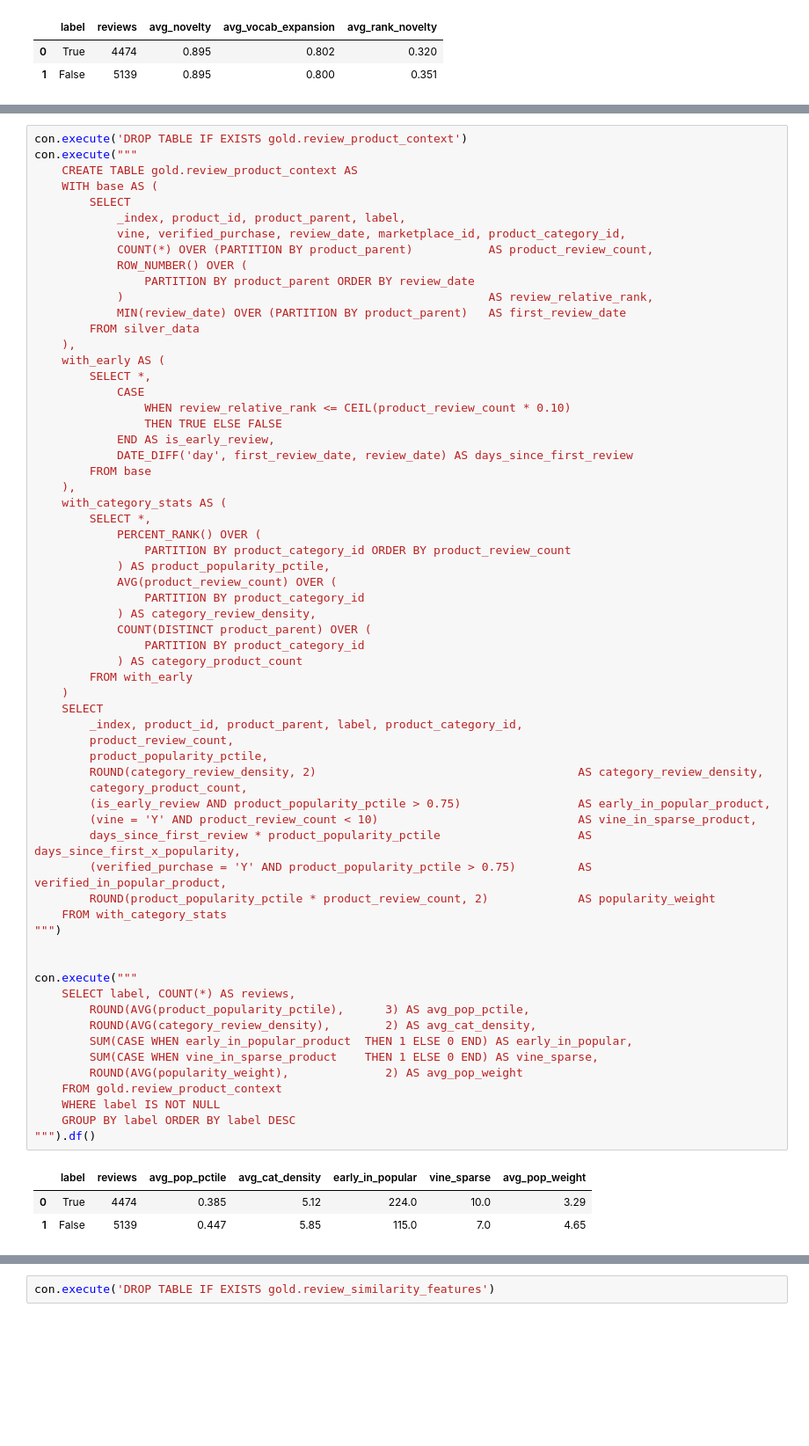
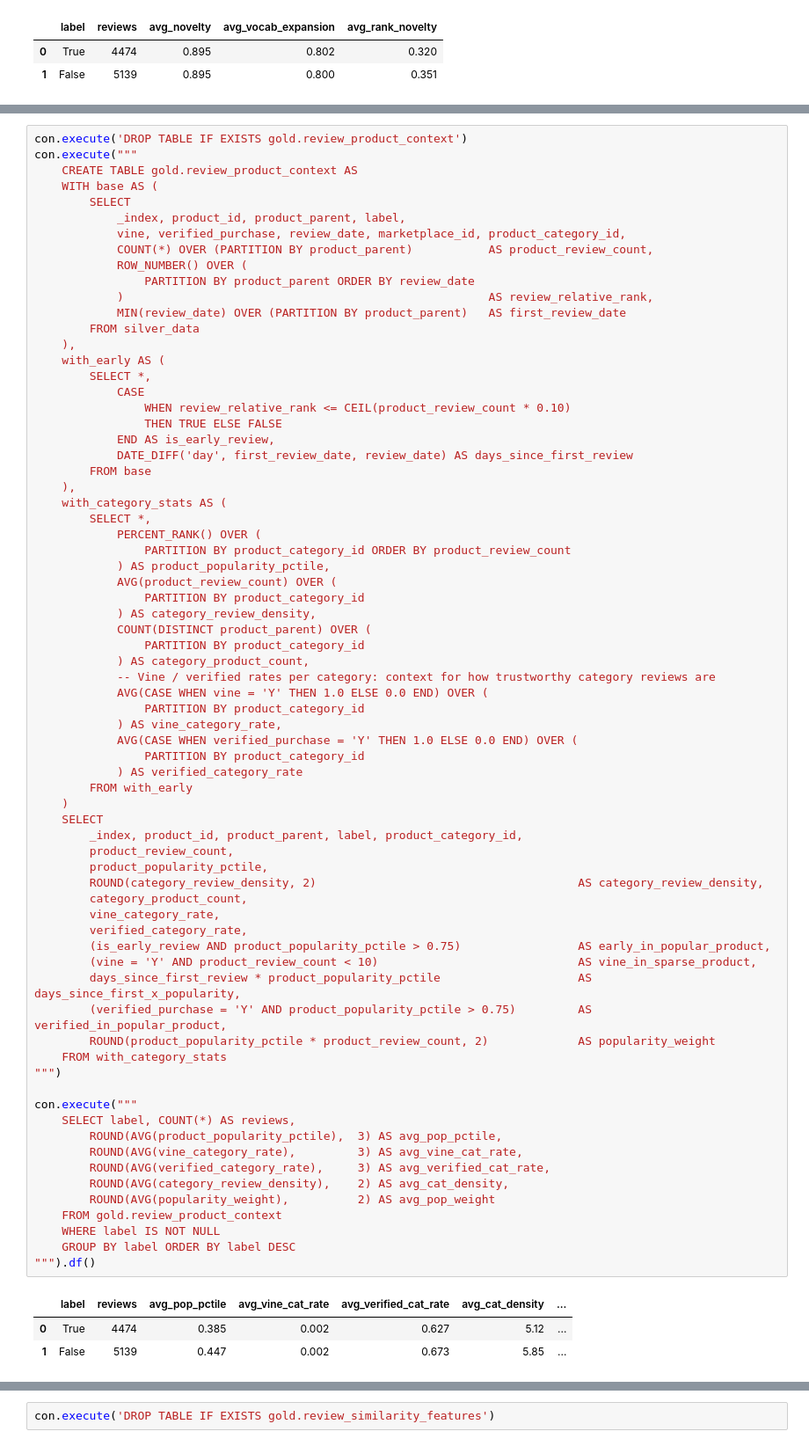
Before and after one commit to Ron-Lakeman/BigDataProject, a Jupyter notebook: src/processing/all_features_to_gold.ipynb, the cells around one changed output, grey strips where cells are left out. Shown at 88% size. Cells and saved outputs as stored; diff of their text form; blank space fills up the shorter version.

```diff
--- a/src/processing/all_features_to_gold.ipynb
+++ b/src/processing/all_features_to_gold.ipynb
@@ -711,41 +717,49 @@ con.execute("""
                 PARTITION BY product_category_id ORDER BY product_review_count
             ) AS product_popularity_pctile,
             AVG(product_review_count) OVER (
                 PARTITION BY product_category_id
             ) AS category_review_density,
             COUNT(DISTINCT product_parent) OVER (
                 PARTITION BY product_category_id
-            ) AS category_product_count
+            ) AS category_product_count,
+            -- Vine / verified rates per category: context for how trustworthy category reviews are
+            AVG(CASE WHEN vine = 'Y' THEN 1.0 ELSE 0.0 END) OVER (
+                PARTITION BY product_category_id
+            ) AS vine_category_rate,
+            AVG(CASE WHEN verified_purchase = 'Y' THEN 1.0 ELSE 0.0 END) OVER (
+                PARTITION BY product_category_id
+            ) AS verified_category_rate
         FROM with_early
     )
     SELECT
         _index, product_id, product_parent, label, product_category_id,
         product_review_count,
         product_popularity_pctile,
         ROUND(category_review_density, 2)                                      AS category_review_density,
         category_product_count,
+        vine_category_rate,
+        verified_category_rate,
         (is_early_review AND product_popularity_pctile > 0.75)                 AS early_in_popular_product,
         (vine = 'Y' AND product_review_count < 10)                             AS vine_in_sparse_product,
         days_since_first_review * product_popularity_pctile                    AS days_since_first_x_popularity,
         (verified_purchase = 'Y' AND product_popularity_pctile > 0.75)         AS verified_in_popular_product,
         ROUND(product_popularity_pctile * product_review_count, 2)             AS popularity_weight
     FROM with_category_stats
 """)
 
-
 con.execute("""
     SELECT label, COUNT(*) AS reviews,
-        ROUND(AVG(product_popularity_pctile),      3) AS avg_pop_pctile,
-        ROUND(AVG(category_review_density),        2) AS avg_cat_density,
-        SUM(CASE WHEN early_in_popular_product  THEN 1 ELSE 0 END) AS early_in_popular,
-        SUM(CASE WHEN vine_in_sparse_product    THEN 1 ELSE 0 END) AS vine_sparse,
-        ROUND(AVG(popularity_weight),              2) AS avg_pop_weight
+        ROUND(AVG(product_popularity_pctile),  3) AS avg_pop_pctile,
+        ROUND(AVG(vine_category_rate),         3) AS avg_vine_cat_rate,
+        ROUND(AVG(verified_category_rate),     3) AS avg_verified_cat_rate,
+        ROUND(AVG(category_review_density),    2) AS avg_cat_density,
+        ROUND(AVG(popularity_weight),          2) AS avg_pop_weight
     FROM gold.review_product_context
     WHERE label IS NOT NULL
     GROUP BY label ORDER BY label DESC
 """).df()
 # %% [output]
-|  | label | reviews | avg_pop_pctile | avg_cat_density | early_in_popular | vine_sparse | avg_pop_weight |
-| 0 | True | 4474 | 0.385 | 5.12 | 224.0 | 10.0 | 3.29 |
-| 1 | False | 5139 | 0.447 | 5.85 | 115.0 | 7.0 | 4.65 |
+|  | label | reviews | avg_pop_pctile | avg_vine_cat_rate | avg_verified_cat_rate | avg_cat_density | ... |
+| 0 | True | 4474 | 0.385 | 0.002 | 0.627 | 5.12 | ... |
+| 1 | False | 5139 | 0.447 | 0.002 | 0.673 | 5.85 | ... |
 # %% [markdown]
```
Also changed, not shown: parts of 15 cells of this notebook, 25 other files.
